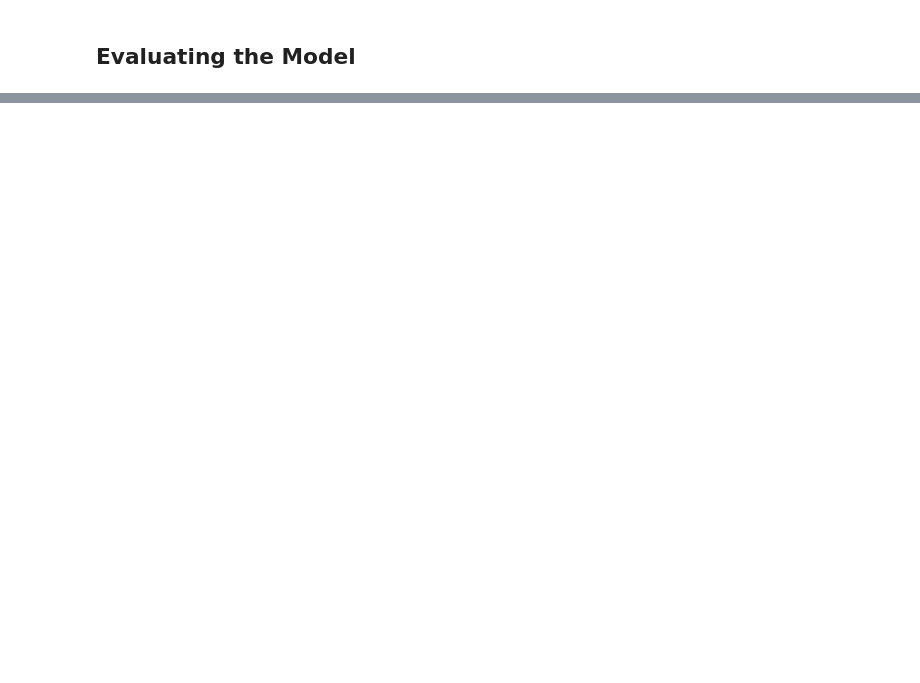
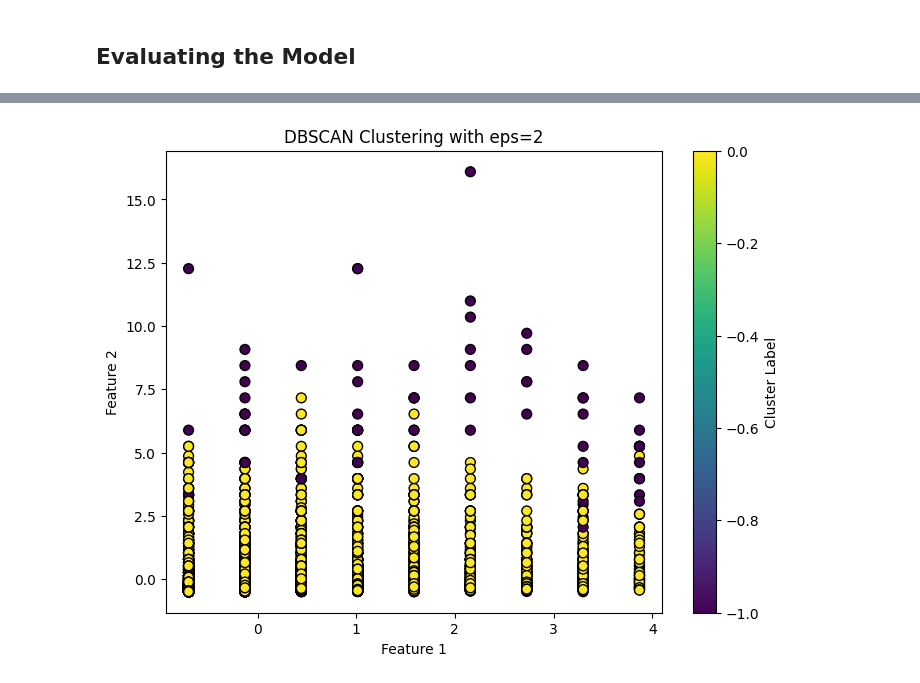
Before and after one commit to Tuwaiq-DS-ML-bootcamp-V-6/Use-case-7, a Jupyter notebook: ML - DBSCAN.ipynb, the cells around one changed output, grey strips where cells are left out. Cells and saved outputs as stored; diff of their text form; code cells hidden in the pictures; blank space fills up the shorter version.

```diff
--- a/ML - DBSCAN.ipynb
+++ b/ML - DBSCAN.ipynb
@@ -489,0 +488,11 @@ plt.show()
+# %%
+# 5. Plot the clustering result
+plt.figure(figsize=(8, 6))
+plt.scatter(X_scaled[:, 3], X_scaled[:, 4], c=clusters, cmap='viridis', s=50, edgecolor='k')
+plt.title(f'DBSCAN Clustering with eps={chosen_eps}')
+plt.xlabel('Feature 1')
+plt.ylabel('Feature 2')
+plt.colorbar(label='Cluster Label')
+plt.show()
+# %% [output]
+[figure, added]
```
Also changed, not shown: parts of 9 cells of this notebook.
